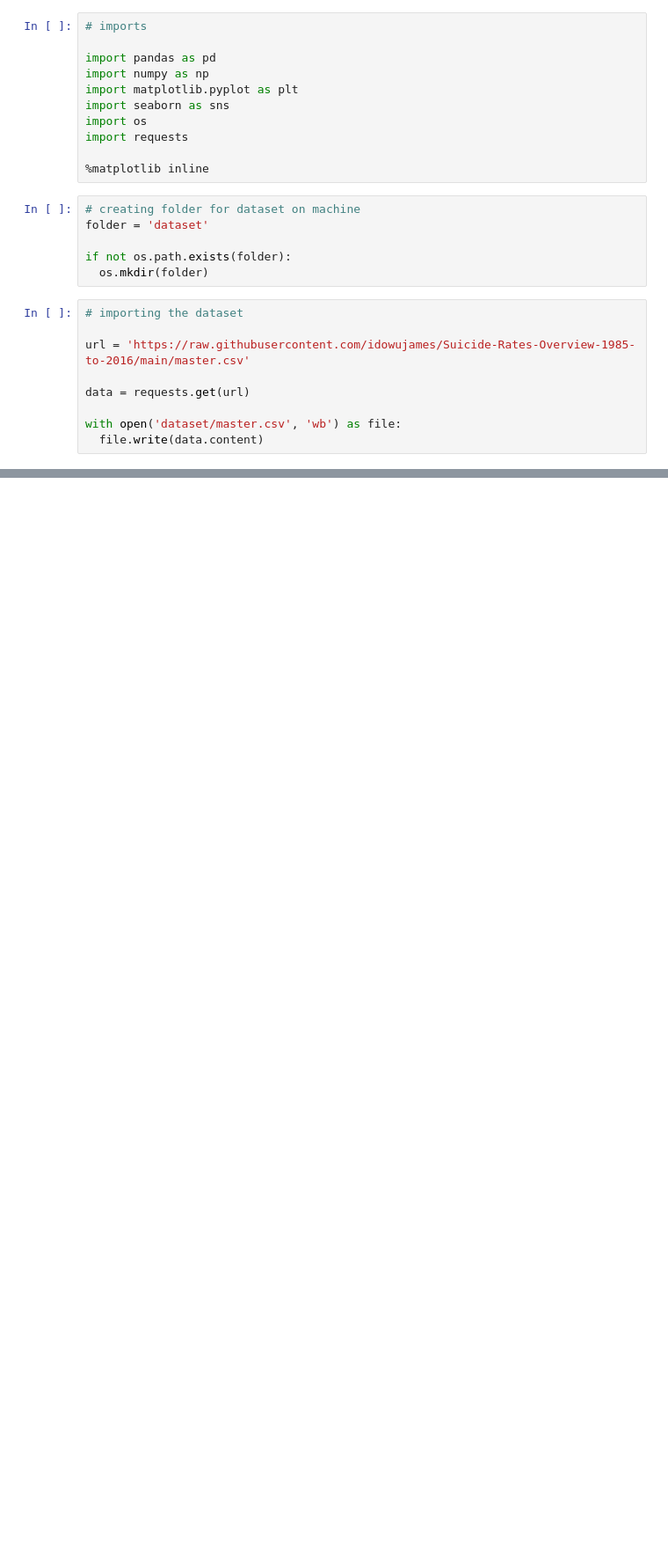
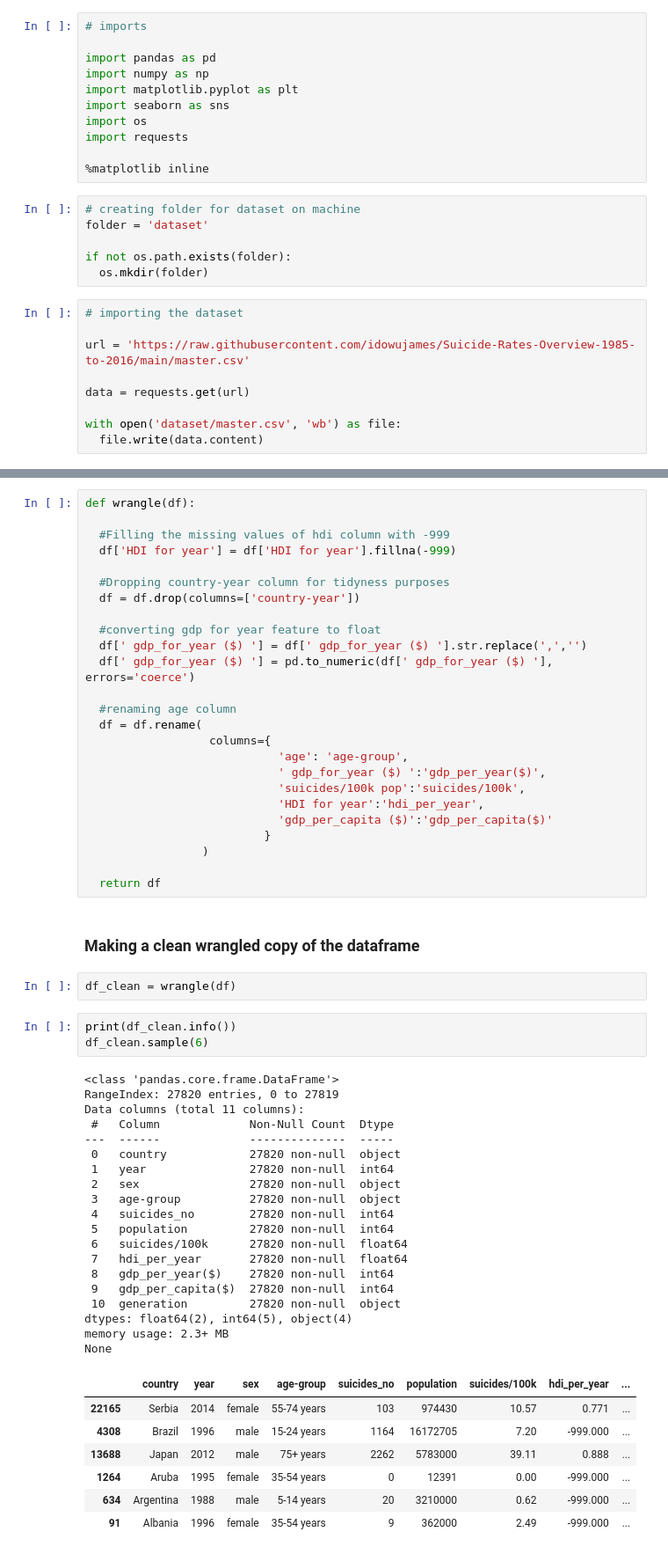
Before and after one commit to idowujames/Suicide-Rates-Overview-1985-to-2016, a Jupyter notebook: EDA_on_Suicide_Rates_Overview_From_1985_to_2016.ipynb, the cells around one changed output, grey strips where cells are left out. Shown at 88% size. Drawn from its saved outputs; the diff is of its cells as text; blank space fills up the shorter version.

```diff
--- a/EDA_on_Suicide_Rates_Overview_From_1985_to_2016.ipynb
+++ b/EDA_on_Suicide_Rates_Overview_From_1985_to_2016.ipynb
@@ -37,0 +98,59 @@ df.head()
+# %%
+def wrangle(df):
+
+  #Filling the missing values of hdi column with -999
+  df['HDI for year'] = df['HDI for year'].fillna(-999)
+
+  #Dropping country-year column for tidyness purposes
+  df = df.drop(columns=['country-year'])
+
+  #converting gdp for year feature to float
+  df[' gdp_for_year ($) '] = df[' gdp_for_year ($) '].str.replace(',','')
+  df[' gdp_for_year ($) '] = pd.to_numeric(df[' gdp_for_year ($) '], errors='coerce')
+
+  #renaming age column
+  df = df.rename(
+                  columns={
+                            'age': 'age-group',
+                            ' gdp_for_year ($) ':'gdp_per_year($)',
+                            'suicides/100k pop':'suicides/100k',
+                            'HDI for year':'hdi_per_year',
+                            'gdp_per_capita ($)':'gdp_per_capita($)'
+                          }
+                 )
+
+  return df
+# %% [markdown]
+### Making a clean wrangled copy of the dataframe
+# %%
+df_clean = wrangle(df)
+# %%
+print(df_clean.info())
+df_clean.sample(6)
+# %% [output]
+<class 'pandas.core.frame.DataFrame'>
+RangeIndex: 27820 entries, 0 to 27819
+Data columns (total 11 columns):
+ #   Column             Non-Null Count  Dtype
+---  ------             --------------  -----
+ 0   country            27820 non-null  object
+ 1   year               27820 non-null  int64
+ 2   sex                27820 non-null  object
+ 3   age-group          27820 non-null  object
+ 4   suicides_no        27820 non-null  int64
+ 5   population         27820 non-null  int64
+ 6   suicides/100k      27820 non-null  float64
+ 7   hdi_per_year       27820 non-null  float64
+ 8   gdp_per_year($)    27820 non-null  int64
+ 9   gdp_per_capita($)  27820 non-null  int64
+ 10  generation         27820 non-null  object
+dtypes: float64(2), int64(5), object(4)
+memory usage: 2.3+ MB
+None
+|  | country | year | sex | age-group | suicides_no | population | suicides/100k | hdi_per_year | ... |
+| 22165 | Serbia | 2014 | female | 55-74 years | 103 | 974430 | 10.57 | 0.771 | ... |
+| 4308 | Brazil | 1996 | male | 15-24 years | 1164 | 16172705 | 7.20 | -999.000 | ... |
+| 13688 | Japan | 2012 | male | 75+ years | 2262 | 5783000 | 39.11 | 0.888 | ... |
+| 1264 | Aruba | 1995 | female | 35-54 years | 0 | 12391 | 0.00 | -999.000 | ... |
+| 634 | Argentina | 1988 | male | 5-14 years | 20 | 3210000 | 0.62 | -999.000 | ... |
+| 91 | Albania | 1996 | female | 35-54 years | 9 | 362000 | 2.49 | -999.000 | ... |
```
Also changed, not shown: parts of 6 cells of this notebook.
